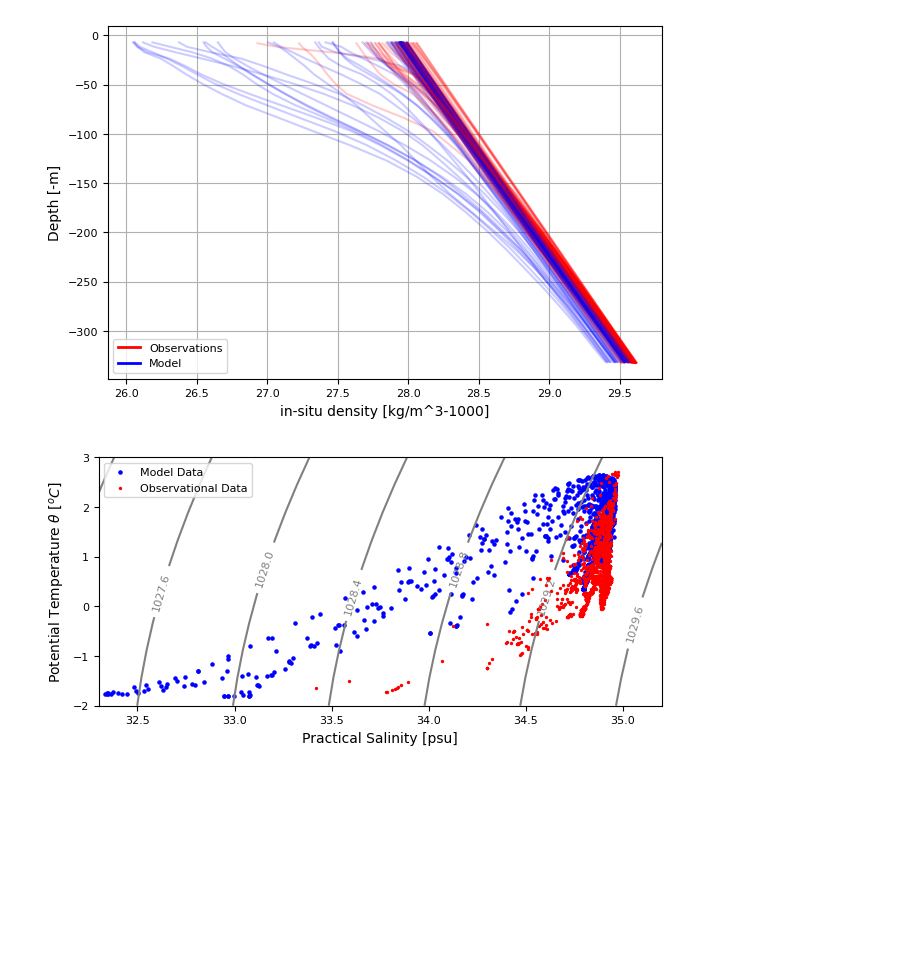
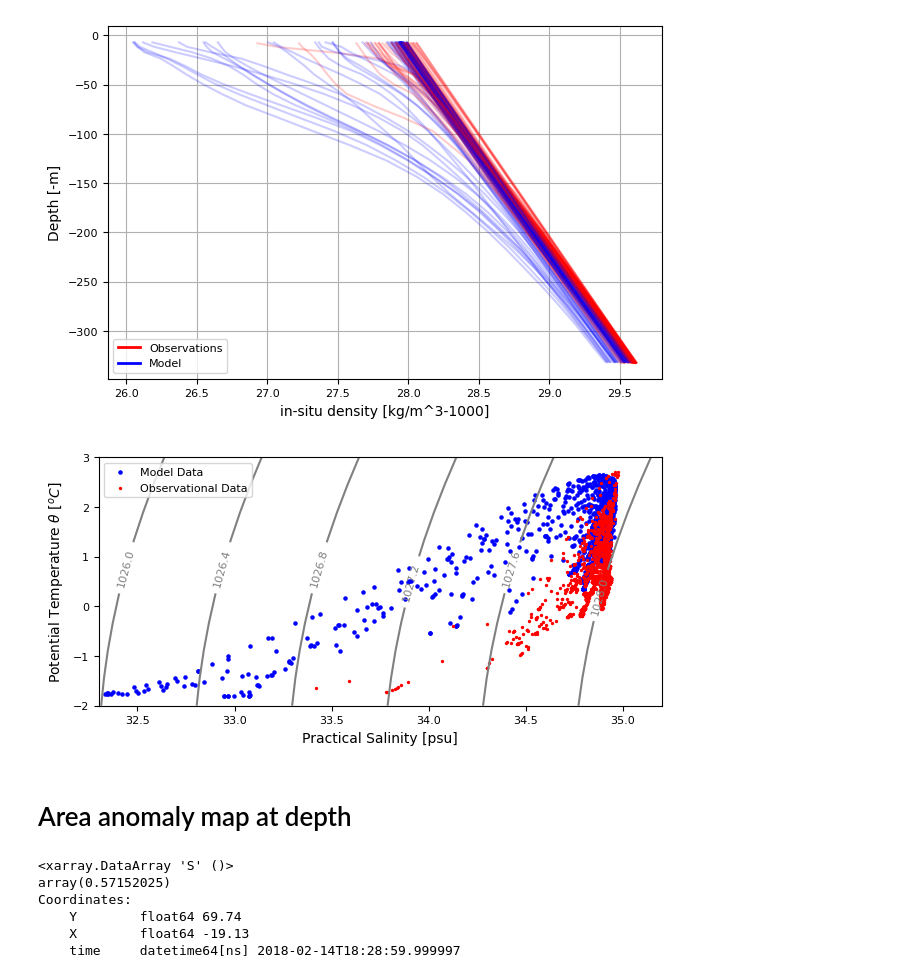
Before and after one commit to EirikKvamme/MScEirik, a Jupyter notebook: Observations/Observations_v2.ipynb, the cells around one changed output. Drawn from its saved outputs; the diff is of its cells as text; code cells hidden in the pictures; blank space fills up the shorter version.

```diff
--- a/Observations/Observations_v2.ipynb
+++ b/Observations/Observations_v2.ipynb
@@ -127,8 +127,8 @@ for x, data in enumerate(zip(obs_data,time_fix_model)):
         mod_data['CT'] = gsw.CT_from_pt(mod_data.SA,mod_data.Temp)
         sta_mod.append(mod_data)
         sta_obs.append(maskedObs)
-        anom_SA_sta.append(mod_data['SA']-maskedObs['SA'].values)
-        anom_CT_sta.append(mod_data['Temp']-maskedObs['CT'].values)
+        anom_SA_sta.append(mod_data['S']-maskedObs['S'].values)
+        anom_CT_sta.append(mod_data['Temp']-maskedObs['PT'].values)
 
     sec_mod.append(sta_mod)
     sec_obs.append(sta_obs)
@@ -472,35 +472,37 @@ sigma = []
 for x in S_lin:
     column = []
     for y in T_lin:
-        column.append(unesco(x,y,300))
+        column.append(unesco(x,y,0))
     sigma.append(column)
 
 
 fig, ax = plt.subplots(figsize=(6.2217, 3),layout='constrained')
 for data in sec_mod:
     for subdata in data:
         ax.scatter(subdata.S,subdata.Temp,s=5,color='blue',label='Model Data')
 
 for data in sec_obs:
     for subdata in data:
         ax.scatter(subdata.S,subdata.PT,s=2,color='red',label='Observational Data')
 
 cntr = ax.contour(S_lin,T_lin,np.array(sigma).transpose(),colors='grey')
 ax.clabel(cntr,fmt="%2.1f",use_clabeltext=True, fontsize=8)
 
 ax.set_xlim(32.3,35.2)
 ax.set_ylim(-2,3)
 
 ax.set_xlabel('Practical Salinity [psu]')
 ax.set_ylabel(r'Potential Temperature $\theta$ [$^oC$]')
 
 # Create custom legend
 handles, labels = ax.get_legend_handles_labels()
 by_label = dict(zip(labels, handles))
 ax.legend(by_label.values(), by_label.keys(), loc='upper left')
 
 fig.savefig('/nird/home/ekv036/MSc/Fig/TS_plot',dpi=300, facecolor='w', edgecolor='w',
           orientation='landscape', format=None,
           transparent=False, bbox_inches=None,pad_inches=0.25)
 # %% [output]
-[figure, old version]
+[figure, new version]
+# %% [markdown]
+# Area anomaly map at depth
@@ -506,0 +541,9 @@ fig.savefig('/nird/home/ekv036/MSc/Fig/TS_plot',dpi=300, facecolor='w', edgecolo
+# %%
+display(FWC_obs[0][0])
+# %% [output]
+<xarray.DataArray 'S' ()>
+array(0.57152025)
+Coordinates:
+    Y        float64 69.74
+    X        float64 -19.13
+    time     datetime64[ns] 2018-02-14T18:28:59.999997
```
Also changed, not shown: parts of 4 cells of this notebook, 2 other files.
